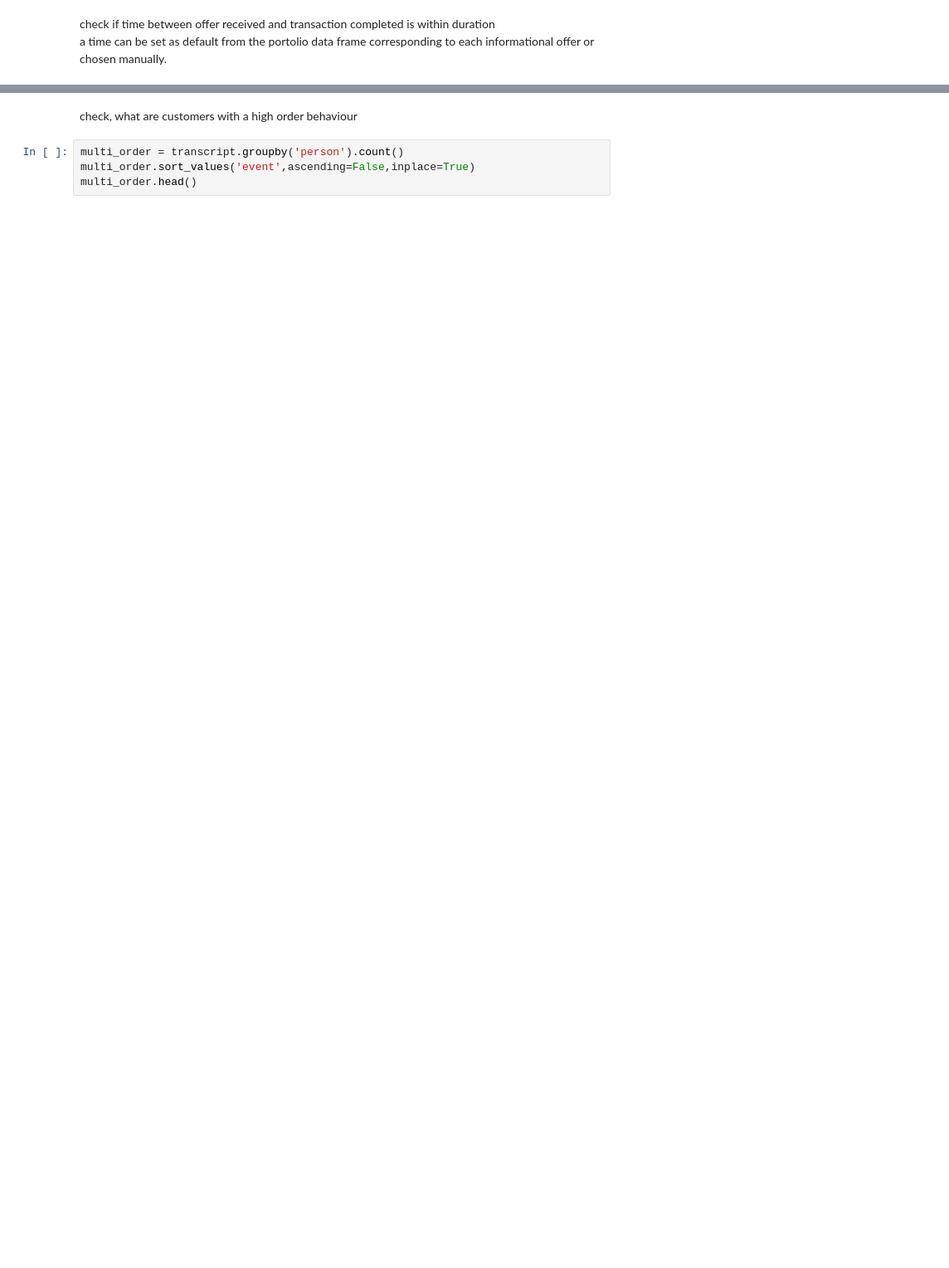
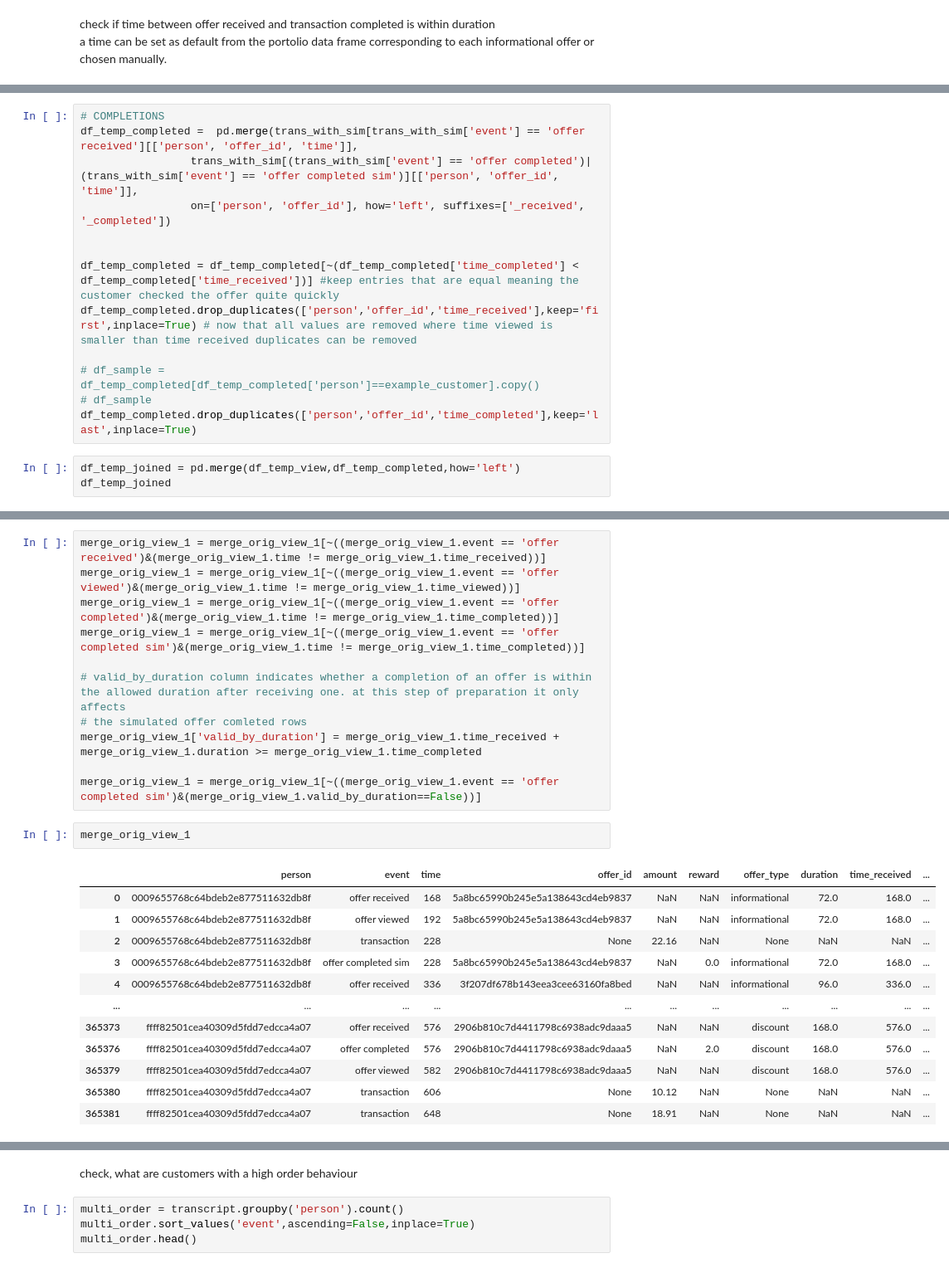
Before and after one commit to udacityML/capstone_starbucks, a Jupyter notebook: Starbucks_Capstone_preprocessing.ipynb, the cells around one changed output, grey strips where cells are left out. Shown at 83% size. Saved outputs shown, nothing was run; the diff lists cells and outputs as text; blank space fills up the shorter version.

```diff
--- a/Starbucks_Capstone_preprocessing.ipynb
+++ b/Starbucks_Capstone_preprocessing.ipynb
@@ -356,0 +457,16 @@ trans
+# %%
+# COMPLETIONS
+df_temp_completed =  pd.merge(trans_with_sim[trans_with_sim['event'] == 'offer received'][['person', 'offer_id', 'time']],
+                 trans_with_sim[(trans_with_sim['event'] == 'offer completed')|(trans_with_sim['event'] == 'offer completed sim')][['person', 'offer_id', 'time']],
+                 on=['person', 'offer_id'], how='left', suffixes=['_received', '_completed'])
+
+
+df_temp_completed = df_temp_completed[~(df_temp_completed['time_completed'] < df_temp_completed['time_received'])] #keep entries that are equal meaning the customer checked the offer quite quickly
+df_temp_completed.drop_duplicates(['person','offer_id','time_received'],keep='first',inplace=True) # now that all values are removed where time viewed is smaller than time received duplicates can be removed
+
+# df_sample = df_temp_completed[df_temp_completed['person']==example_customer].copy()
+# df_sample
+df_temp_completed.drop_duplicates(['person','offer_id','time_completed'],keep='last',inplace=True)
+# %%
+df_temp_joined = pd.merge(df_temp_view,df_temp_completed,how='left')
+df_temp_joined
@@ -356,0 +571,26 @@ trans
+# %%
+merge_orig_view_1 = merge_orig_view_1[~((merge_orig_view_1.event == 'offer received')&(merge_orig_view_1.time != merge_orig_view_1.time_received))]
+merge_orig_view_1 = merge_orig_view_1[~((merge_orig_view_1.event == 'offer viewed')&(merge_orig_view_1.time != merge_orig_view_1.time_viewed))]
+merge_orig_view_1 = merge_orig_view_1[~((merge_orig_view_1.event == 'offer completed')&(merge_orig_view_1.time != merge_orig_view_1.time_completed))]
+merge_orig_view_1 = merge_orig_view_1[~((merge_orig_view_1.event == 'offer completed sim')&(merge_orig_view_1.time != merge_orig_view_1.time_completed))]
+
+# valid_by_duration column indicates whether a completion of an offer is within the allowed duration after receiving one. at this step of preparation it only affects
+# the simulated offer comleted rows
+merge_orig_view_1['valid_by_duration'] = merge_orig_view_1.time_received + merge_orig_view_1.duration >= merge_orig_view_1.time_completed
+
+merge_orig_view_1 = merge_orig_view_1[~((merge_orig_view_1.event == 'offer completed sim')&(merge_orig_view_1.valid_by_duration==False))]
+# %%
+merge_orig_view_1
+# %% [output]
+|  | person | event | time | offer_id | amount | reward | offer_type | duration | time_received | ... |
+| 0 | 0009655768c64bdeb2e877511632db8f | offer received | 168 | 5a8bc65990b245e5a138643cd4eb9837 | NaN | NaN | informational | 72.0 | 168.0 | ... |
+| 1 | 0009655768c64bdeb2e877511632db8f | offer viewed | 192 | 5a8bc65990b245e5a138643cd4eb9837 | NaN | NaN | informational | 72.0 | 168.0 | ... |
+| 2 | 0009655768c64bdeb2e877511632db8f | transaction | 228 | None | 22.16 | NaN | None | NaN | NaN | ... |
+| 3 | 0009655768c64bdeb2e877511632db8f | offer completed sim | 228 | 5a8bc65990b245e5a138643cd4eb9837 | NaN | 0.0 | informational | 72.0 | 168.0 | ... |
+| 4 | 0009655768c64bdeb2e877511632db8f | offer received | 336 | 3f207df678b143eea3cee63160fa8bed | NaN | NaN | informational | 96.0 | 336.0 | ... |
+| ... | ... | ... | ... | ... | ... | ... | ... | ... | ... | ... |
+| 365373 | ffff82501cea40309d5fdd7edcca4a07 | offer received | 576 | 2906b810c7d4411798c6938adc9daaa5 | NaN | NaN | discount | 168.0 | 576.0 | ... |
+| 365376 | ffff82501cea40309d5fdd7edcca4a07 | offer completed | 576 | 2906b810c7d4411798c6938adc9daaa5 | NaN | 2.0 | discount | 168.0 | 576.0 | ... |
+| 365379 | ffff82501cea40309d5fdd7edcca4a07 | offer viewed | 582 | 2906b810c7d4411798c6938adc9daaa5 | NaN | NaN | discount | 168.0 | 576.0 | ... |
+| 365380 | ffff82501cea40309d5fdd7edcca4a07 | transaction | 606 | None | 10.12 | NaN | None | NaN | NaN | ... |
+| 365381 | ffff82501cea40309d5fdd7edcca4a07 | transaction | 648 | None | 18.91 | NaN | None | NaN | NaN | ... |
```
Also changed, not shown: parts of 75 cells of this notebook.
